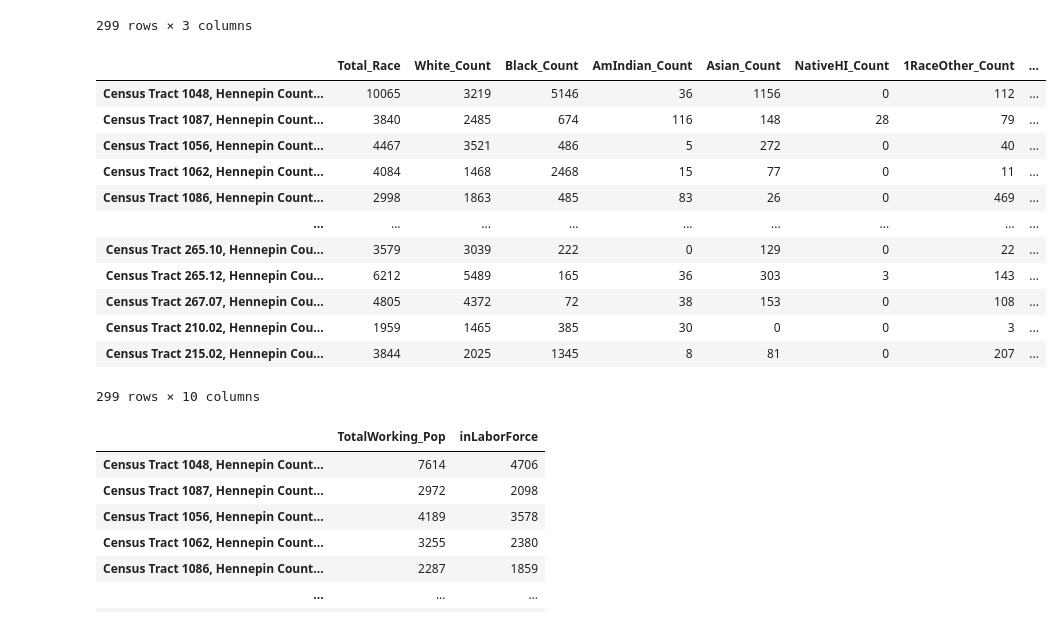
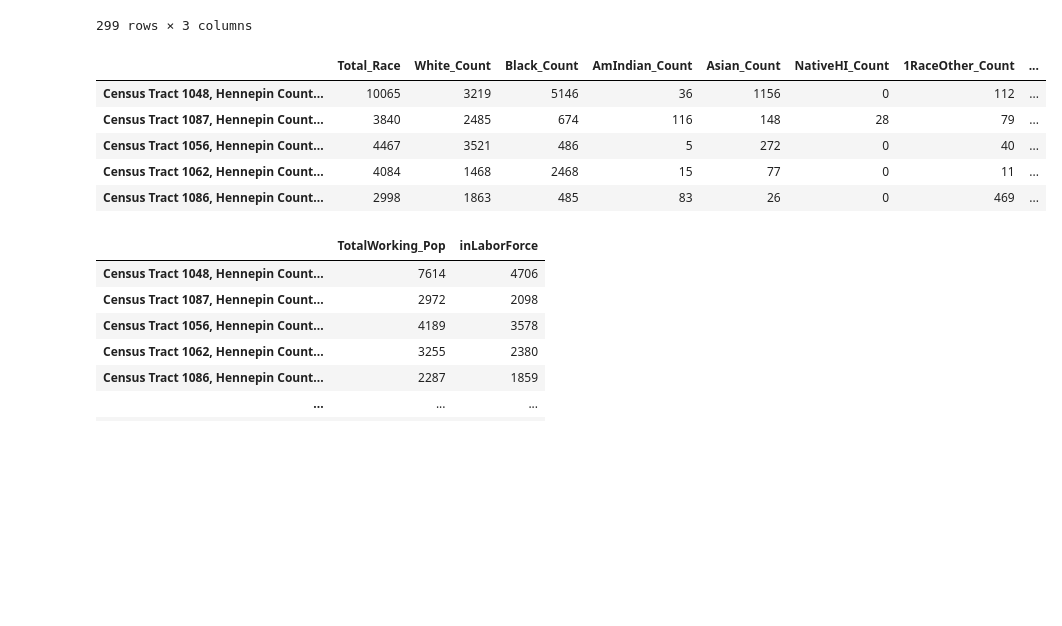
Before and after one commit to RwHendrickson/MappingGZ, a Jupyter notebook: Prototype/Notebooks/CleaningData/Demographics/Cleaning_Census_Data.ipynb, the cells around one changed output. Saved outputs shown, nothing was run; the diff lists cells and outputs as text; code cells hidden in the pictures; blank space fills up the shorter version.

```diff
--- a/Prototype/Notebooks/CleaningData/Demographics/Cleaning_Census_Data.ipynb
+++ b/Prototype/Notebooks/CleaningData/Demographics/Cleaning_Census_Data.ipynb
@@ -193,33 +193,26 @@ sex_by_age_tract
 # %%
 race_hennepin = censusdata.download('acs5', 2018,
                              censusdata.censusgeo([('state', '27'), ('county', '053'), ('tract', '*')]),
                              ['B02001_001E', 'B02001_002E', 'B02001_003E', 'B02001_004E', 'B02001_005E', 'B02001_006E', 'B02001_007E', 'B02001_008E', 'B02001_009E', 'B02001_010E'])
 
 race_tract = race_hennepin.rename(columns={'B02001_001E': 'Total_Race',
                                         'B02001_002E': 'White_Count',
                                         'B02001_003E': 'Black_Count',
                                         'B02001_004E': 'AmIndian_Count',
                                         'B02001_005E': 'Asian_Count',
                                         'B02001_006E': 'NativeHI_Count',
                                         'B02001_007E': '1RaceOther_Count',
                                         'B02001_008E': '2RaceOther_Count',
                                         'B02001_009E': '2+RaceInc_Count',
                                         'B02001_010E': '2+RaceExc_Count'})
-race_tract
+race_tract.head()
 # %% [output]
 |  | Total_Race | White_Count | Black_Count | AmIndian_Count | Asian_Count | NativeHI_Count | 1RaceOther_Count | ... |
 | Census Tract 1048, Hennepin Count... | 10065 | 3219 | 5146 | 36 | 1156 | 0 | 112 | ... |
 | Census Tract 1087, Hennepin Count... | 3840 | 2485 | 674 | 116 | 148 | 28 | 79 | ... |
 | Census Tract 1056, Hennepin Count... | 4467 | 3521 | 486 | 5 | 272 | 0 | 40 | ... |
 | Census Tract 1062, Hennepin Count... | 4084 | 1468 | 2468 | 15 | 77 | 0 | 11 | ... |
 | Census Tract 1086, Hennepin Count... | 2998 | 1863 | 485 | 83 | 26 | 0 | 469 | ... |
-| ... | ... | ... | ... | ... | ... | ... | ... | ... |
-| Census Tract 265.10, Hennepin Cou... | 3579 | 3039 | 222 | 0 | 129 | 0 | 22 | ... |
-| Census Tract 265.12, Hennepin Cou... | 6212 | 5489 | 165 | 36 | 303 | 3 | 143 | ... |
-| Census Tract 267.07, Hennepin Cou... | 4805 | 4372 | 72 | 38 | 153 | 0 | 108 | ... |
-| Census Tract 210.02, Hennepin Cou... | 1959 | 1465 | 385 | 30 | 0 | 0 | 3 | ... |
-| Census Tract 215.02, Hennepin Cou... | 3844 | 2025 | 1345 | 8 | 81 | 0 | 207 | ... |
-299 rows × 10 columns
 # %%
 employment_status_hennepin = censusdata.download('acs5', 2018,
                              censusdata.censusgeo([('state', '27'), ('county', '053'), ('tract', '*')]),
```
Also changed, not shown: parts of 9 cells of this notebook, 16 other files.
